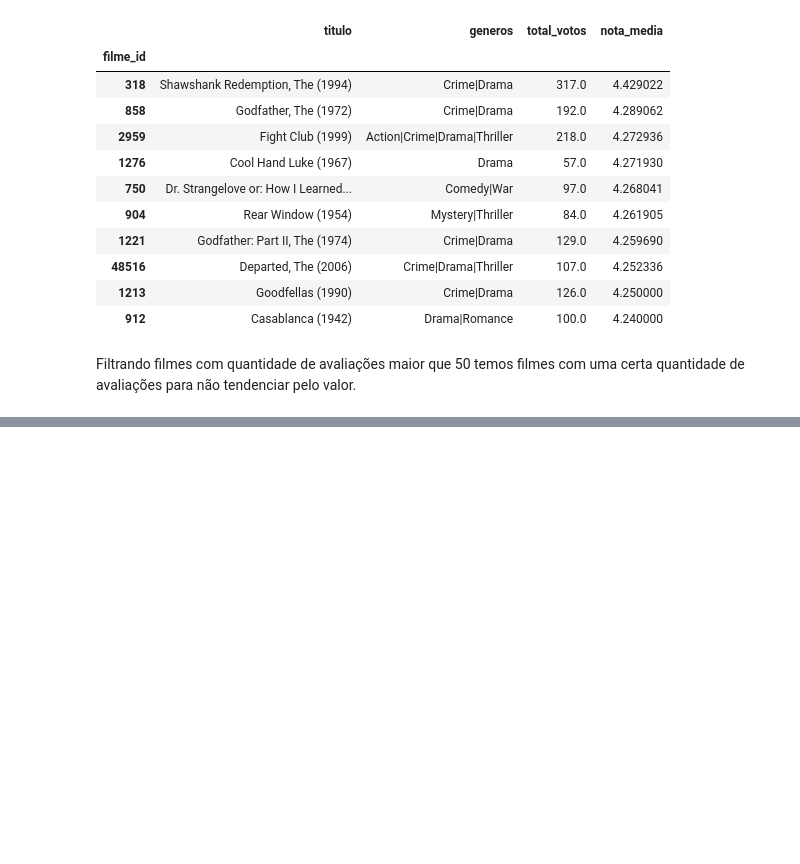
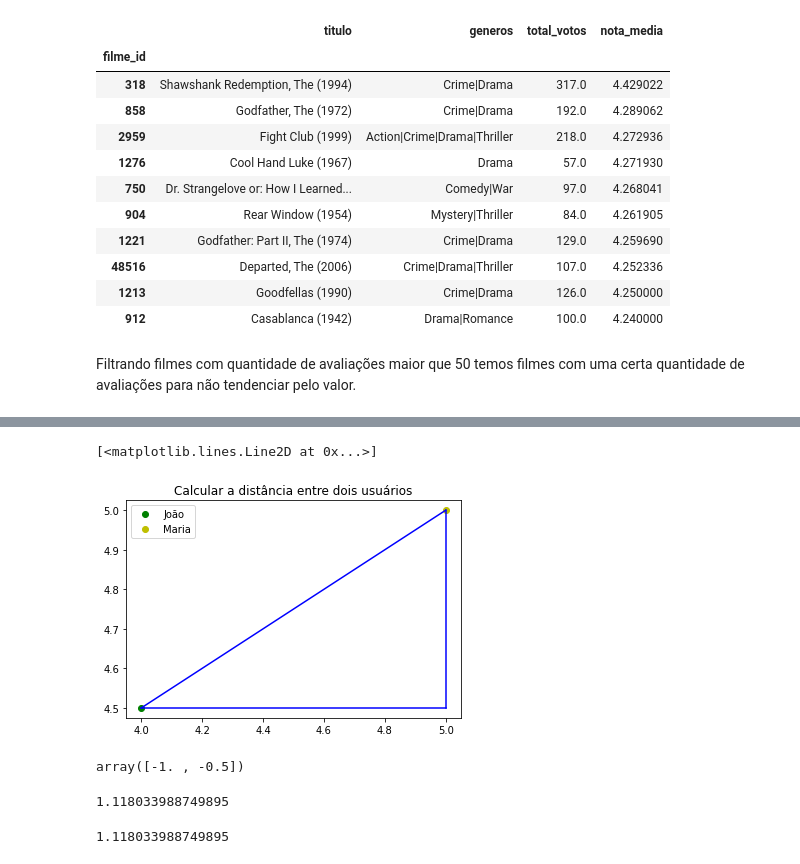
Before and after one commit to laurivansareta/sistema-recomendacao-movielens, a Jupyter notebook: sistema-recomendacao-movielens.ipynb, the cells around one changed output, grey strips where cells are left out. Drawn from its saved outputs; the diff is of its cells as text; code cells hidden in the pictures; blank space fills up the shorter version.

```diff
--- a/sistema-recomendacao-movielens.ipynb
+++ b/sistema-recomendacao-movielens.ipynb
@@ -149,0 +190,34 @@ Filtrando filmes com quantidade de avaliações maior que 50 temos filmes com um
+# %%
+plt.plot(4, 4.5, "go")
+plt.plot(5, 5, "yo")
+plt.legend(["João", "Maria"])
+plt.title("Calcular a distância entre dois usuários")
+
+plt.plot([4, 5], [4.5, 4.5], color="b", linestyle="-")
+plt.plot([4, 5], [4.5, 5], color="b", linestyle="-")
+plt.plot([5, 5], [4.5, 5], color="b", linestyle="-")
+# %% [output]
+[<matplotlib.lines.Line2D at 0x...>]
+[figure, added]
+# %%
+joao = np.array([4, 4.5])
+maria = np.array([5, 5])
+
+joao - maria
+# %% [output]
+array([-1. , -0.5])
+# %%
+def pitagoras(a,b):
+  (delta_x, delta_y) = a - b
+  return sqrt(delta_x * delta_x + delta_y * delta_y)
+
+pitagoras(joao, maria)
+# %% [output]
+1.118033988749895
+# %%
+def pitagoras(a,b):
+  return np.linalg.norm(a - b)
+
+pitagoras(joao, maria)
+# %% [output]
+1.118033988749895
```
Also changed, not shown: parts of 27 cells of this notebook.
